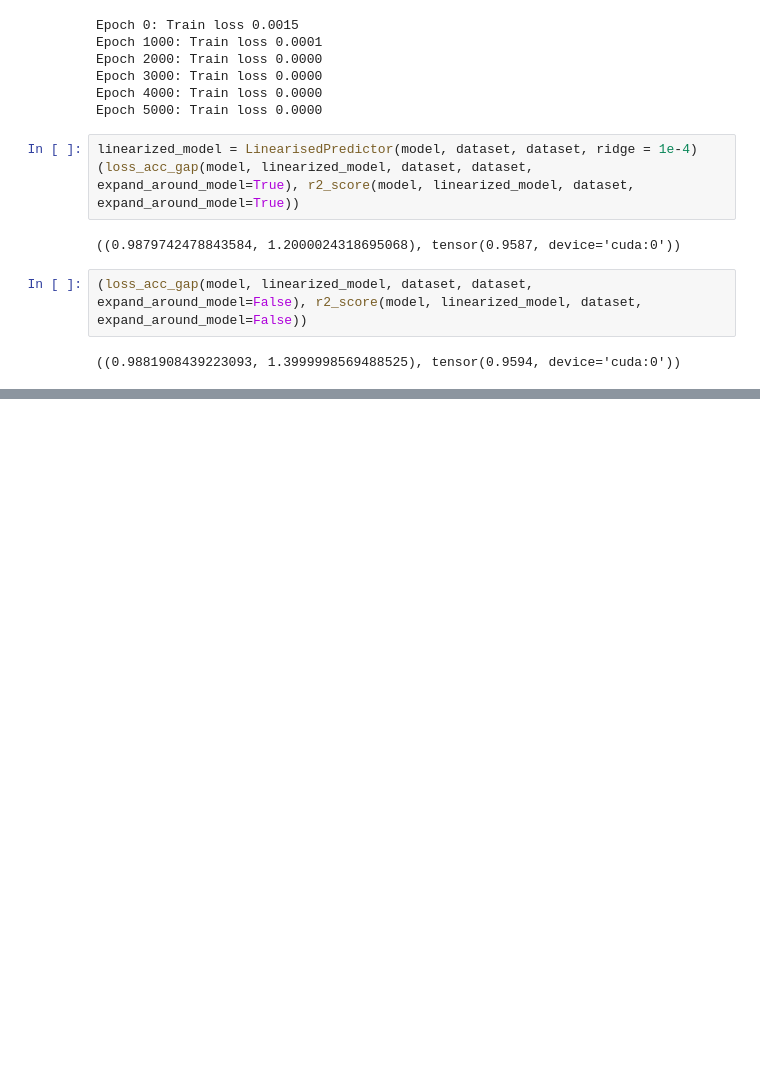
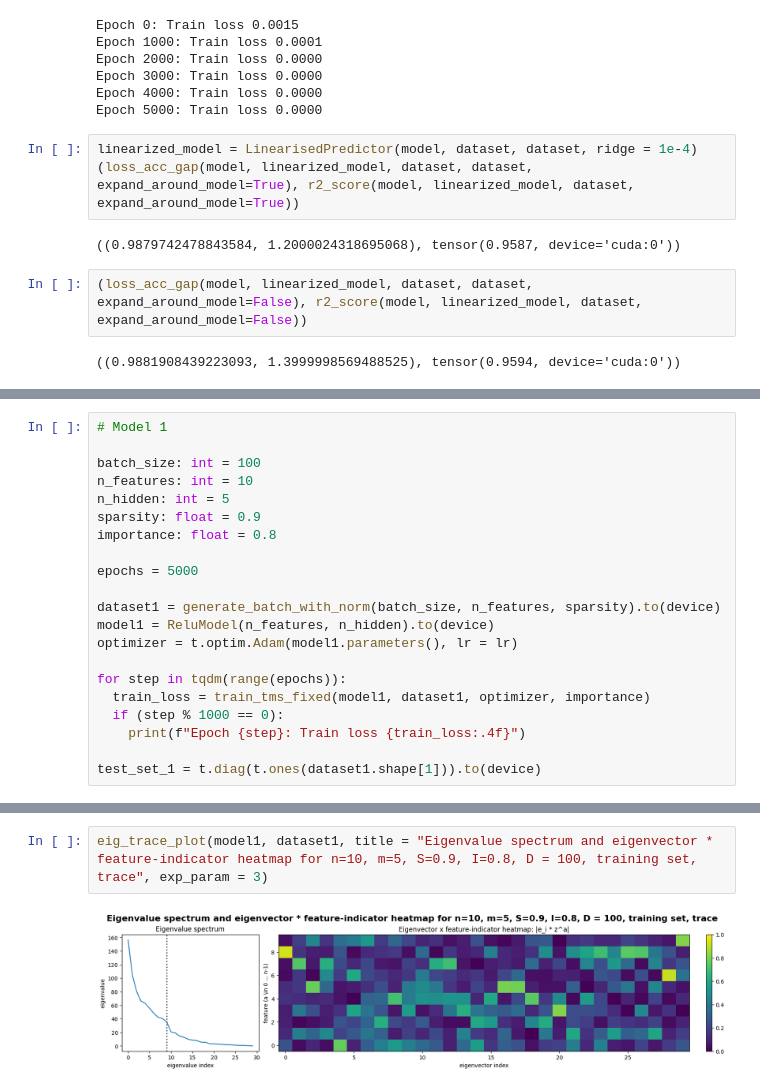
Before and after one commit to jylin04/mi-ntk, a Jupyter notebook: tms_exploration.ipynb, the cells around one changed output, grey strips where cells are left out. Saved outputs shown, nothing was run; the diff lists cells and outputs as text; blank space fills up the shorter version.

```diff
--- a/tms_exploration.ipynb
+++ b/tms_exploration.ipynb
@@ -470,0 +478,21 @@ linearized_model = LinearisedPredictor(model, dataset, dataset, ridge = 1e-4)
+# %%
+# Model 1
+
+batch_size: int = 100
+n_features: int = 10
+n_hidden: int = 5
+sparsity: float = 0.9
+importance: float = 0.8
+
+epochs = 5000
+
+dataset1 = generate_batch_with_norm(batch_size, n_features, sparsity).to(device)
+model1 = ReluModel(n_features, n_hidden).to(device)
+optimizer = t.optim.Adam(model1.parameters(), lr = lr)
+
+for step in tqdm(range(epochs)):
+  train_loss = train_tms_fixed(model1, dataset1, optimizer, importance)
+  if (step % 1000 == 0):
+    print(f"Epoch {step}: Train loss {train_loss:.4f}")
+
+test_set_1 = t.diag(t.ones(dataset1.shape[1])).to(device)
@@ -470,0 +554,4 @@ linearized_model = LinearisedPredictor(model, dataset, dataset, ridge = 1e-4)
+# %%
+eig_trace_plot(model1, dataset1, title = "Eigenvalue spectrum and eigenvector * feature-indicator heatmap for n=10, m=5, S=0.9, I=0.8, D = 100, training set, trace", exp_param = 3)
+# %% [output]
+[figure, added]
```
Also changed, not shown: parts of 22 cells of this notebook.
